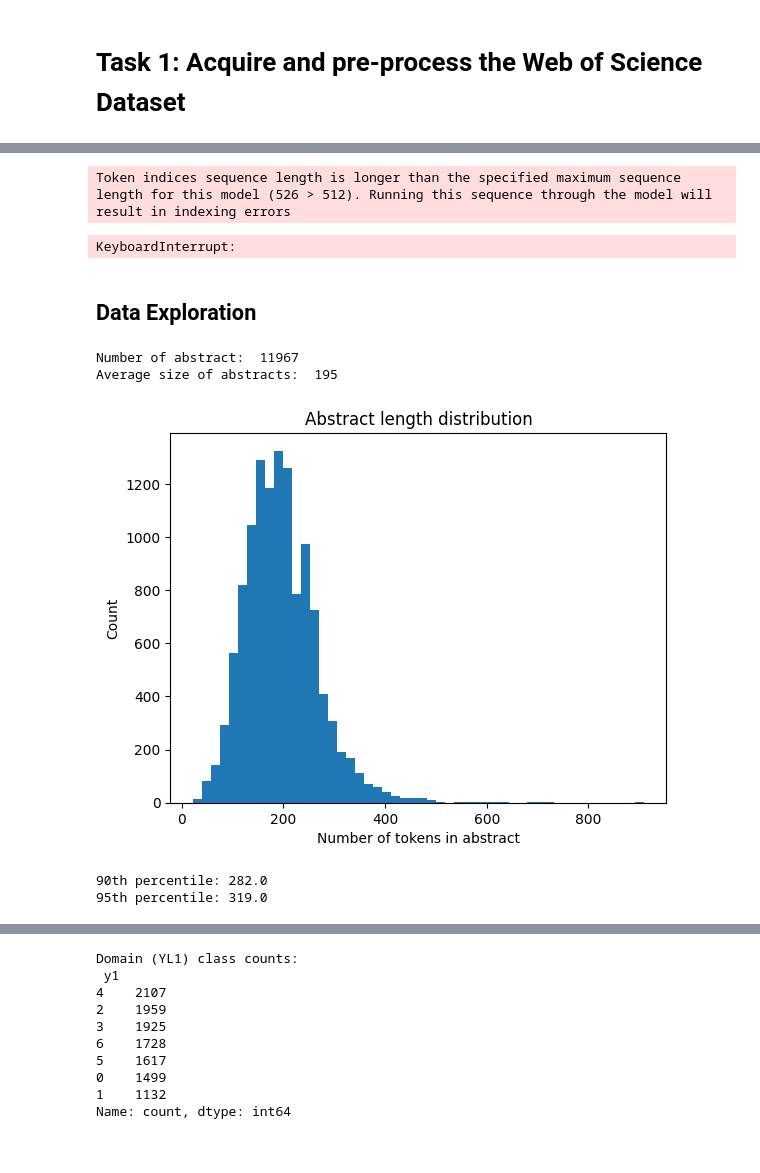
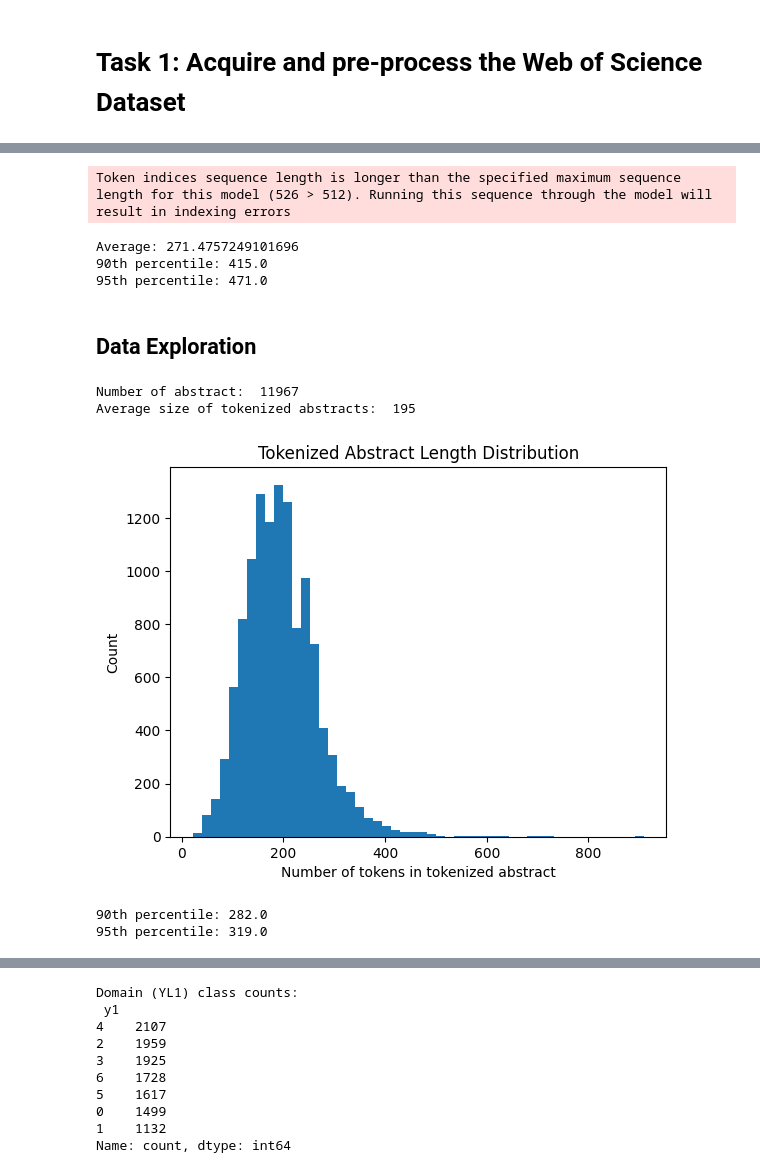
Before and after one commit to dianacovacii/COMP551_A4, a Jupyter notebook: COMP551_A4.ipynb, the cells around one changed output, grey strips where cells are left out. Cells and saved outputs as stored; diff of their text form; code cells hidden in the pictures.

```diff
--- a/COMP551_A4.ipynb
+++ b/COMP551_A4.ipynb
@@ -134,32 +125,38 @@ encoding_bert = bert_tokenizer(X, padding="max_length", truncation=True, max_len
 input_ids = encoding_bert['input_ids']
 attention_mask = encoding_bert['attention_mask']
 # %%
-lengths = [len(bert_tokenizer(X, add_special_tokens=True)) for text in X]
+lengths = [
+    len(bert_tokenizer(text, add_special_tokens=True)['input_ids']) for text in X
+]
+
 print("Average:", np.mean(lengths))
 print("90th percentile:", np.percentile(lengths, 90))
 print("95th percentile:", np.percentile(lengths, 95))
 # %% [output]
 Token indices sequence length is longer than the specified maximum sequence length for this model (526 > 512). Running this sequence through the model will result in indexing errors
-KeyboardInterrupt:
+Average: 271.4757249101696
+90th percentile: 415.0
+95th percentile: 471.0
 # %% [markdown]
 ## Data Exploration
 # %%
-# Explore texts, X
 print("Number of abstract: ", len(tokenized_X_LSTM))
-lengths = [len(tokens) for tokens in tokenized_X_LSTM]
-print("Average size of abstracts: ", round(sum(lengths)/len(lengths)))
-plt.hist(lengths, bins=50)
-plt.xlabel("Number of tokens in abstract")
+
+tokenized_lengths = [len(tokens) for tokens in tokenized_X_LSTM]
+print("Average size of tokenized abstracts: ", round(sum(tokenized_lengths) / len(tokenized_lengths)))
+
+plt.hist(tokenized_lengths, bins=50)
+plt.xlabel("Number of tokens in tokenized abstract")
 plt.ylabel("Count")
-plt.title("Abstract length distribution")
+plt.title("Tokenized Abstract Length Distribution")
 plt.show()
 
-print("90th percentile:", np.percentile(lengths, 90))
-print("95th percentile:", np.percentile(lengths, 95))
+print("90th percentile:", np.percentile(tokenized_lengths, 90))
+print("95th percentile:", np.percentile(tokenized_lengths, 95))
 # %% [output]
 Number of abstract:  11967
-Average size of abstracts:  195
+Average size of tokenized abstracts:  195
-[figure, old version]
+[figure, new version]
 90th percentile: 282.0
 95th percentile: 319.0
 # %%
```
Also changed, not shown: parts of 9 cells of this notebook.
